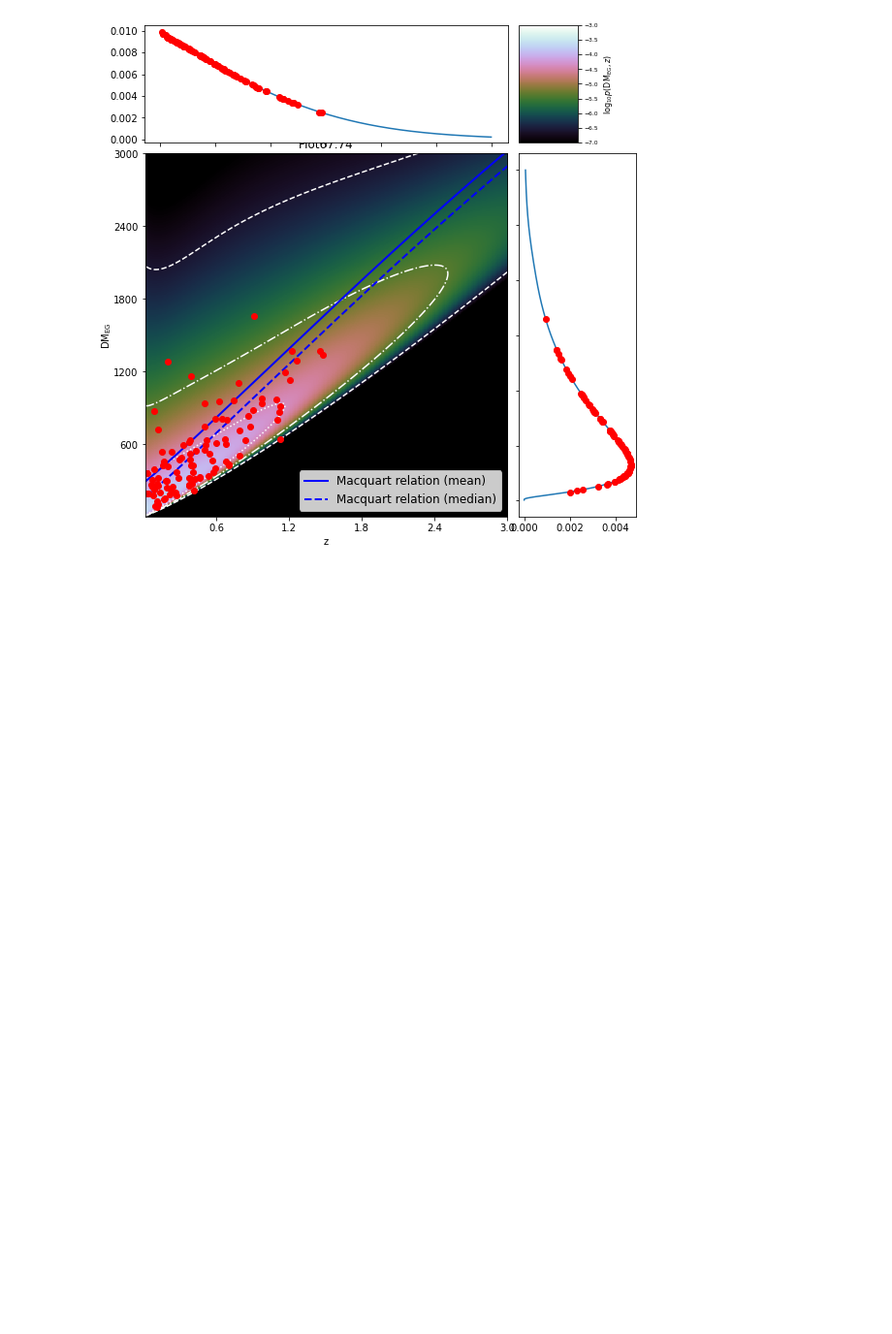
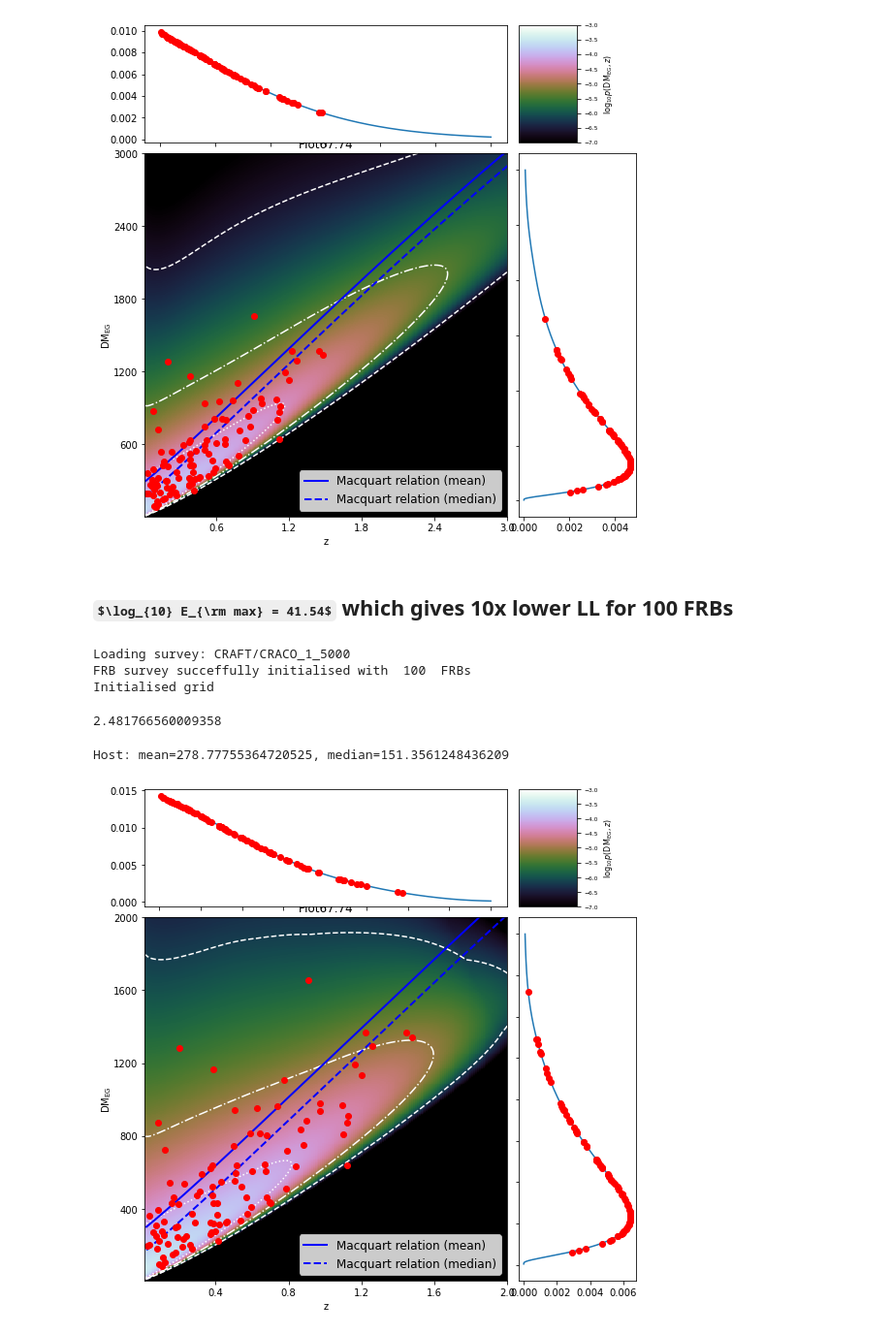
Before and after one commit to FRBs/zdm, a Jupyter notebook: docs/nb/Exploring_Emax.ipynb, the cells around one changed output. Shown at 97% size. Cells and saved outputs as stored; diff of their text form; code cells hidden in the pictures; some formulas as TeX source; blank space fills up the shorter version.

```diff
--- a/docs/nb/Exploring_Emax.ipynb
+++ b/docs/nb/Exploring_Emax.ipynb
@@ -100,3 +100,11 @@ misc_functions.plot_grid_2(grid2.rates,grid2.zvals,grid2.dmvals,zmax=3,DMmax=300
 # %% [output]
 Host: mean=278.77755364720525, median=151.3561248436209
 [figure]
+# %% [markdown]
+## $\log_{10} E_{\rm max} = 41.54$ which gives 10x lower LL for 100 FRBs
+# %%
+survey3, grid3 = craco.load_craco()
+# %% [output]
+Loading survey: CRAFT/CRACO_1_5000
+FRB survey succeffully initialised with  100  FRBs
+Initialised grid
@@ -102,0 +118,22 @@ Host: mean=278.77755364720525, median=151.3561248436209
+# %%
+C,llC,lltot=it.minimise_const_only(
+            vparams3,grids3,surveys3, Verbose=False)
+vparams3['lC'] = C
+#
+C,llC,lltot=it.minimise_const_only(
+            vparams3,grids3,surveys3, Verbose=False)
+vparams3['lC'] = C
+C
+# %% [output]
+2.481766560009358
+# %%
+misc_functions.plot_grid_2(grid3.rates,grid3.zvals,grid3.dmvals,zmax=2,DMmax=2000,
+                             #name=os.path.join(Location,prefix+'ICS_optimised_grid.pdf'),
+                             norm=2,log=True,
+                           label='$\\log_{10} p({\\rm DM}_{\\rm EG},z)$',
+                             project=True,FRBDM=survey3.DMEGs,FRBZ=survey3.frbs["Z"],
+                           Aconts=[0.01,0.1,0.5],
+                           Macquart=grid3.state, showplot=True)
+# %% [output]
+Host: mean=278.77755364720525, median=151.3561248436209
+[figure, added]
```
Also changed, not shown: parts of 10 cells of this notebook, 2 other files.
